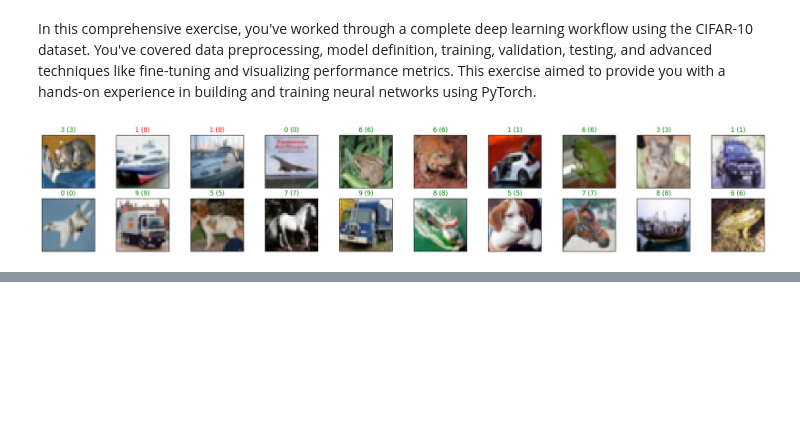
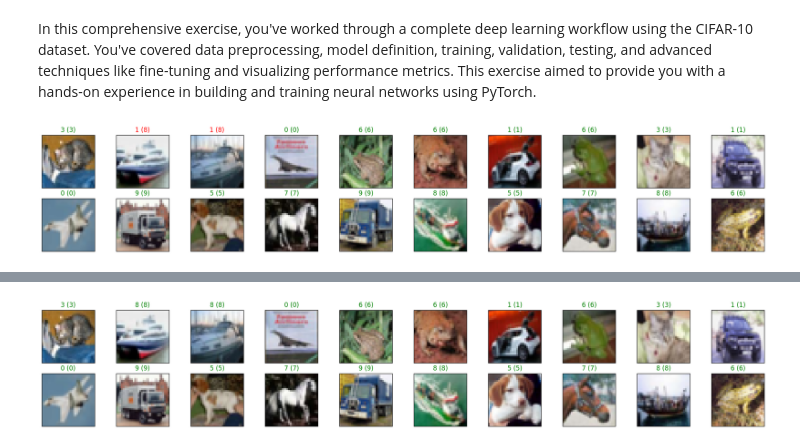
Before and after one commit to albarqounilab/SAAI-Summer-School, a Jupyter notebook: 3. CNNs/CNNs_solution.ipynb, the cells around one changed output, grey strips where cells are left out. Saved outputs shown, nothing was run; the diff lists cells and outputs as text; code cells hidden in the pictures; blank space fills up the shorter version.

```diff
--- a/3. CNNs/CNNs_solution.ipynb
+++ b/3. CNNs/CNNs_solution.ipynb
@@ -1161,0 +1394,19 @@ plt.show()
+# %%
+import torchvision.models as models
+import torch.nn as nn
+import torch.optim as optim
+
+# Load MobileNetV2 model
+model = models.mobilenet_v2(pretrained=True)
+
+# Modify the classifier to match the number of classes in CIFAR-10
+num_features = model.classifier[1].in_features
+model.classifier[1] = nn.Linear(num_features, 10)  # 10 classes in CIFAR-10
+
+# Define optimizer and loss function
+criterion = nn.CrossEntropyLoss()
+optimizer = optim.Adam(model.parameters(), lr=0.001)
+
+# Send model to GPU if available
+device = torch.device("cuda" if torch.cuda.is_available() else "cpu")
+model.to(device)
@@ -1161,0 +1500,30 @@ plt.show()
+# %%
+# Function to visualize predictions
+def visualize_predictions(model, test_loader, device, num_images=20):
+    model.eval()
+    dataiter = iter(test_loader)
+    images, labels = next(dataiter)
+
+    # Get sample outputs
+    output = model(images.to(device))
+    _, preds = torch.max(output, 1)
+    images = images.numpy()
+    images = images.transpose(0, 2, 3, 1)
+
+    # Invert normalization to bring images back to the original scale
+    images = (images * 0.5) + 0.5
+
+    # Plot the images in the batch, along with predicted and true labels
+    fig = plt.figure(figsize=(25, 4))
+    for idx in np.arange(num_images):
+        ax = fig.add_subplot(2, 10, idx+1, xticks=[], yticks=[])
+        ax.imshow(np.squeeze(images[idx]), cmap='gray')
+        ax.set_title("{} ({})".format(str(preds[idx].item()), str(labels[idx].item())),
+                     color=("green" if preds[idx] == labels[idx] else "red"))
+
+    plt.show()
+
+# Visualize predictions
+visualize_predictions(model, test_loader, device)
+# %% [output]
+[figure, added]
```
Also changed, not shown: parts of 14 cells of this notebook, 1 other file.
